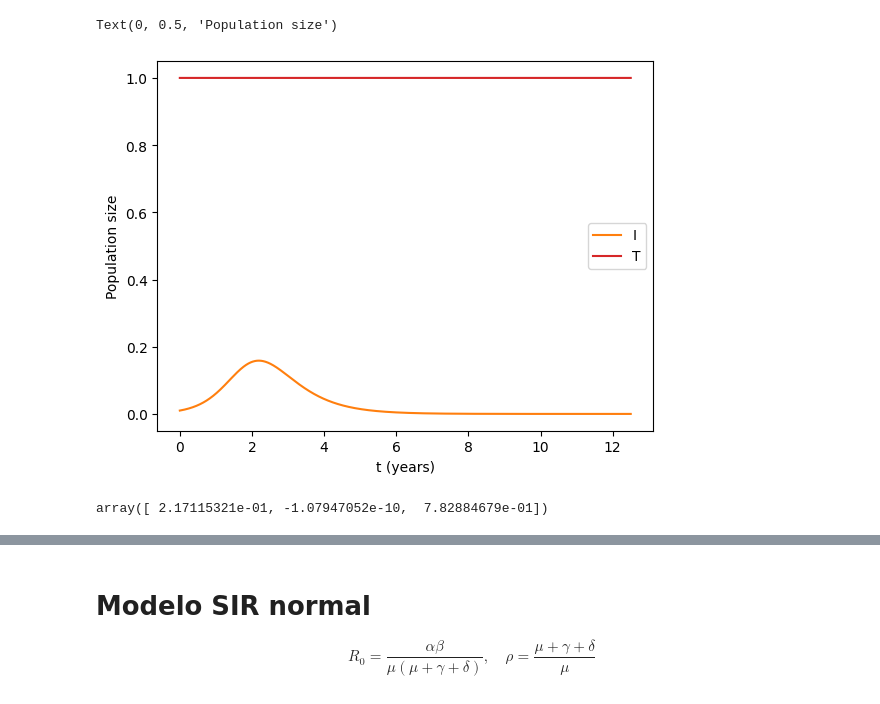
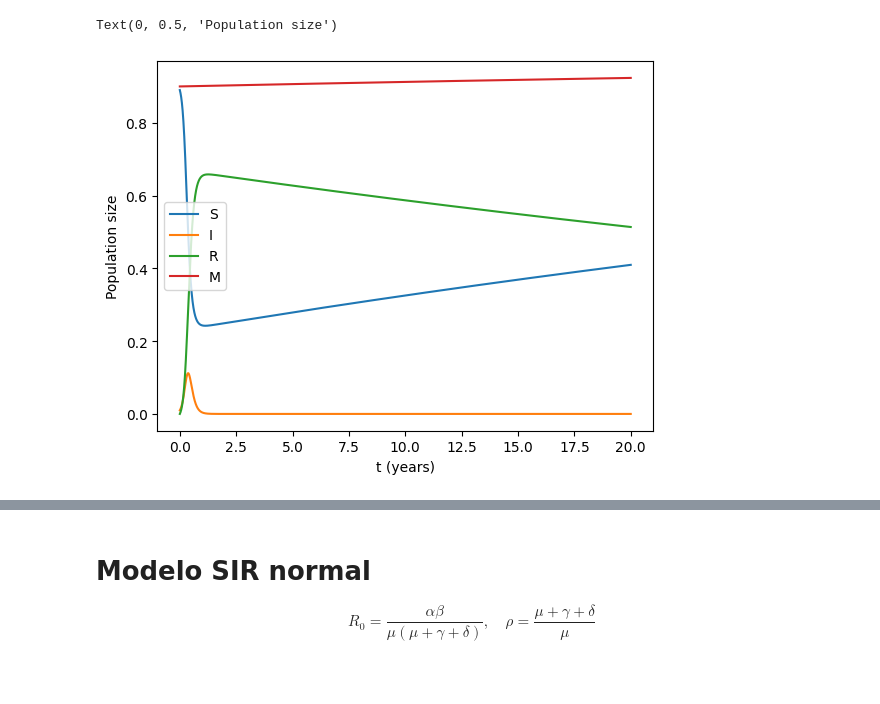
Before and after one commit to moises-santillan/MathematicalBiology, a Jupyter notebook: code/Python/SIR_Model.ipynb, the cells around one changed output, grey strips where cells are left out. Saved outputs shown, nothing was run; the diff lists cells and outputs as text; code cells hidden in the pictures.

```diff
--- a/code/Python/SIR_Model.ipynb
+++ b/code/Python/SIR_Model.ipynb
@@ -4,34 +4,31 @@ import matplotlib.pyplot as plt
 from scipy.integrate import odeint
 # %%
 def SIR_Full(u, t, alpha, beta, gamma, delta, mu):
+
     du = np.zeros(3)
     du[0] = alpha - beta*u[0]*u[1] - mu*u[0]
     du[1] = beta * u[0]*u[1] - (mu + gamma + delta) * u[1]
-    du[2] = delta * u[1] - mu * u[2]
+    du[2] = gamma * u[1] - mu * u[2]
     return du
 # %%
 R0 = 2
 mu = 1. / (75*52)
-gamma = 0 #10*mu
-delta = 1.0 / 2
+gamma = 1000*mu
+delta = 0.0
 alpha = mu
 beta = R0 * mu * (mu + gamma + delta) / alpha
 
-t = np.linspace(0, 50, 40001)
+t = np.linspace(0, 1040, 40001)
 
-u = odeint(SIR_Full, [.99, .01, 0], t, args=(alpha, beta, gamma, delta, mu))
+u = odeint(SIR_Full, [.89, .01, 0], t, args=(alpha, beta, gamma, delta, mu))
 
-#plt.plot(t/52., u[:,0], color='C0', label="S")
-plt.plot(t/4., u[:,1], color='C1', label="I")
-#plt.plot(t/52., u[:,2], color='C2', label="R")
-plt.plot(t/4., np.sum(u, axis=1), color='C3', label="T")
+plt.plot(t/52., u[:,0], color='C0', label="S")
+plt.plot(t/52., u[:,1], color='C1', label="I")
+plt.plot(t/52., u[:,2], color='C2', label="R")
+plt.plot(t/52., np.sum(u, axis=1), color='C3', label="M")
 plt.legend()
 plt.xlabel("t (years)")
 plt.ylabel("Population size")
 # %% [output]
 Text(0, 0.5, 'Population size')
-[figure, old version]
+[figure, new version]
-# %%
-u[-1,:]
-# %% [output]
-array([ 2.17115321e-01, -1.07947052e-10,  7.82884679e-01])
```
Also changed, not shown: parts of 1 cell of this notebook.
